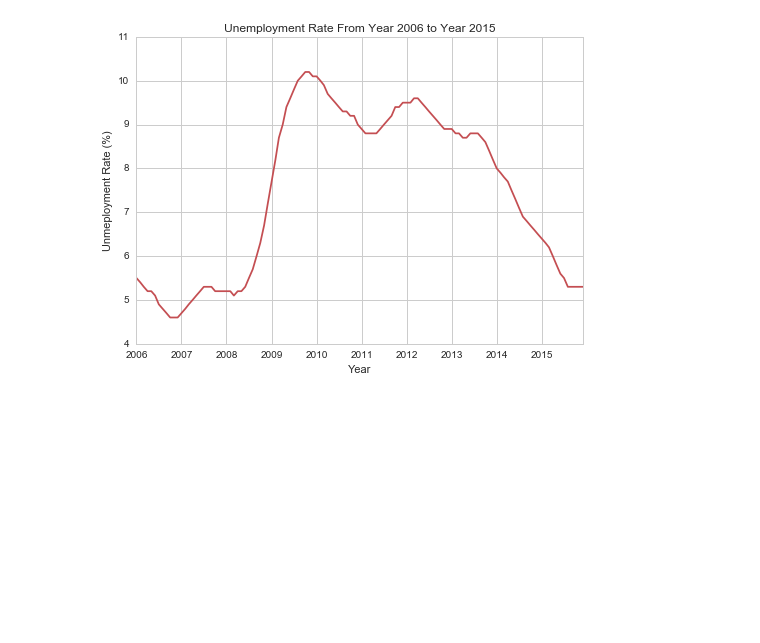
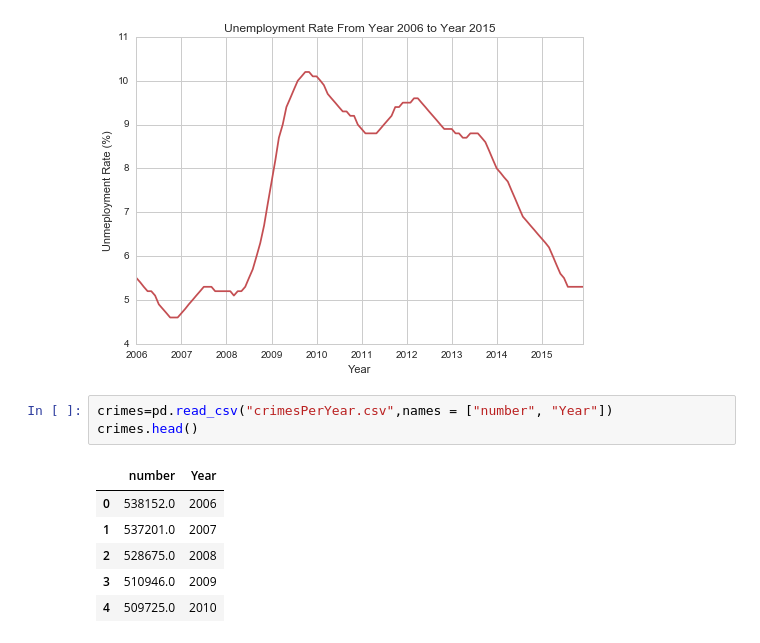
Before and after one commit to YiranXu/ds1004project, a Jupyter notebook: PlotsRelatedCode/UnemploymentRateByTime.ipynb, the cells around one changed output. Drawn from its saved outputs; the diff is of its cells as text; blank space fills up the shorter version.

```diff
--- a/PlotsRelatedCode/UnemploymentRateByTime.ipynb
+++ b/PlotsRelatedCode/UnemploymentRateByTime.ipynb
@@ -47,3 +47,13 @@ plt.savefig("unemploymentRate.jpeg")
 plt.show()
 # %% [output]
 [figure]
+# %%
+crimes=pd.read_csv("crimesPerYear.csv",names = ["number", "Year"])
+crimes.head()
+# %% [output]
+|  | number | Year |
+| 0 | 538152.0 | 2006 |
+| 1 | 537201.0 | 2007 |
+| 2 | 528675.0 | 2008 |
+| 3 | 510946.0 | 2009 |
+| 4 | 509725.0 | 2010 |
```
Also changed, not shown: parts of 12 cells of this notebook.
